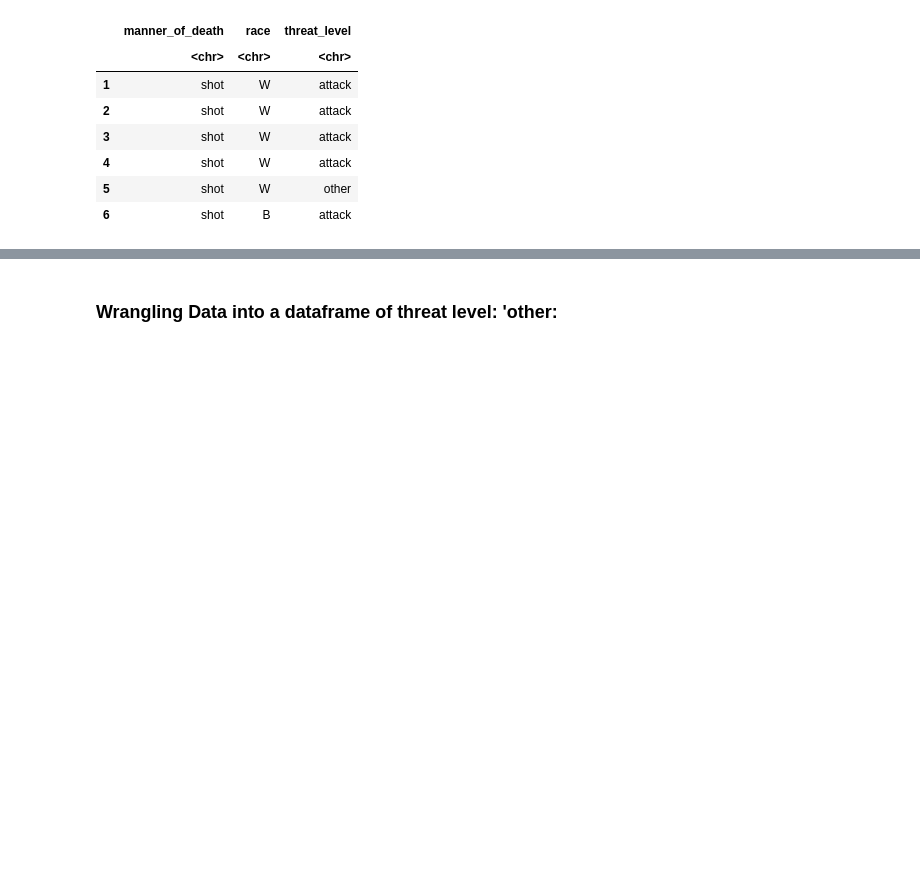
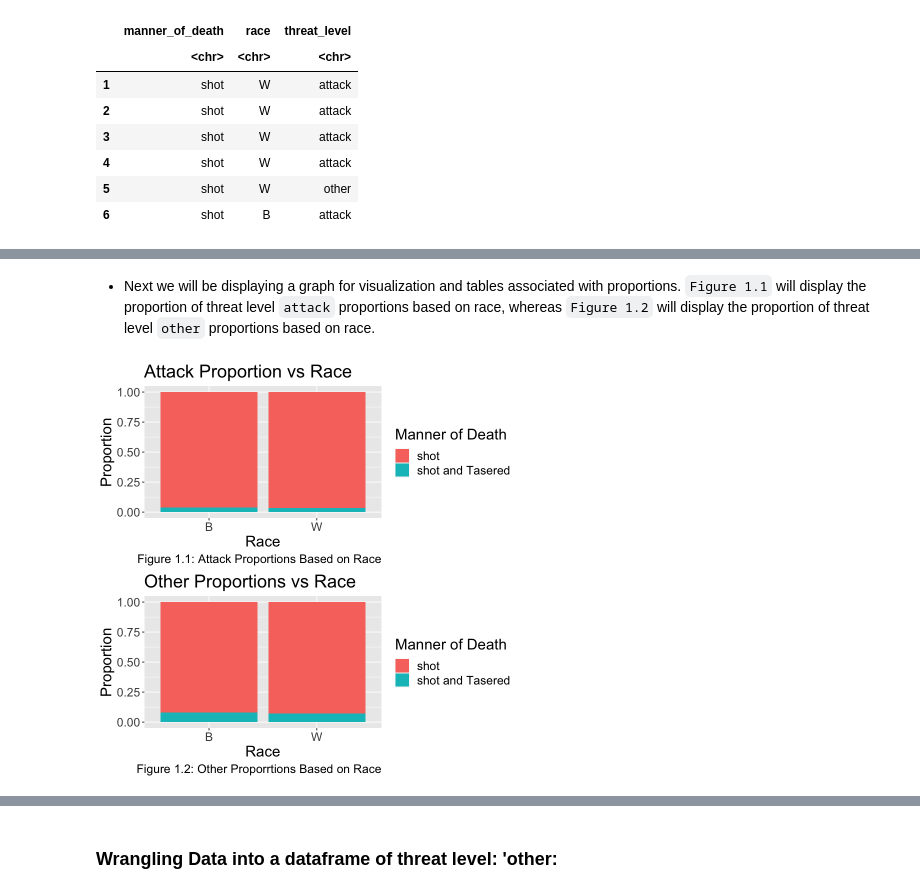
Before and after one commit to edlng/STAT201Project, a Jupyter notebook: project.ipynb, the cells around one changed output, grey strips where cells are left out. Saved outputs shown, nothing was run; the diff lists cells and outputs as text; code cells hidden in the pictures; blank space fills up the shorter version.

```diff
--- a/project.ipynb
+++ b/project.ipynb
@@ -131 +116,27 @@ A grouped_df: 4 × 3
+# %% [markdown]
+-  Next we will be displaying a graph for visualization and tables associated with proportions. `Figure 1.1` will display the proportion of threat level `attack` proportions based on race, whereas `Figure 1.2` will display the proportion of threat level `other` proportions based on race.
+# %%
+PlottingAttack <- ShootingPop %>%
+    filter(threat_level == 'attack') %>%
+    group_by(race) %>%
+    ggplot(aes(x = race, fill = manner_of_death)) +
+    labs(x = 'Race', fill = 'Manner of Death', y = 'Proportion',
+        caption = "Figure 1.1: Attack Proportions Based on Race") +
+    geom_bar(position = "fill") +
+    ggtitle("Attack Proportion vs Race") +
+    theme(text = element_text(size = 18))
+
+PlottingOther <- ShootingPop %>%
+    filter(threat_level == 'other') %>%
+    group_by(race) %>%
+    ggplot(aes(x = race, fill = manner_of_death)) +
+    labs(x = 'Race', fill = 'Manner of Death', y = 'Proportion',
+        caption = "Figure 1.2: Other Proporrtions Based on Race") +
+    geom_bar(position = "fill") +
+    ggtitle("Other Proportions vs Race") +
+    theme(text = element_text(size = 18))
+
+plot_grid(PlottingAttack, PlottingOther, nrow = 2)
+# %% [output]
+[figure, added]
 # %% [markdown]
```
Also changed, not shown: parts of 18 cells of this notebook.
